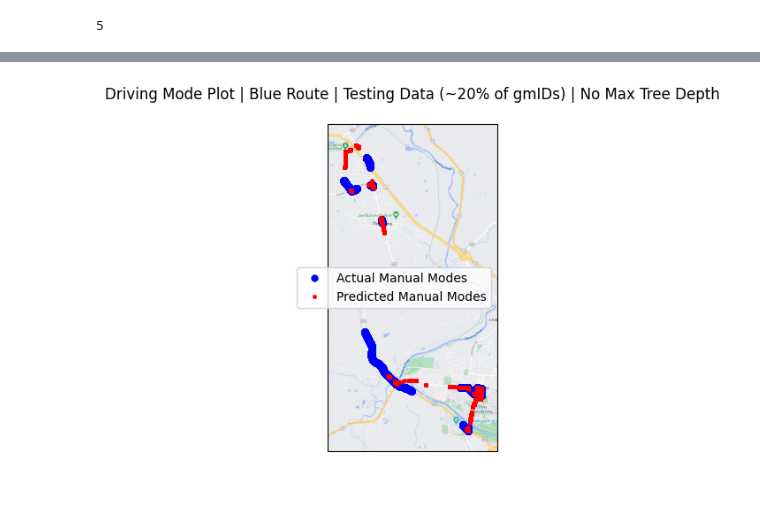
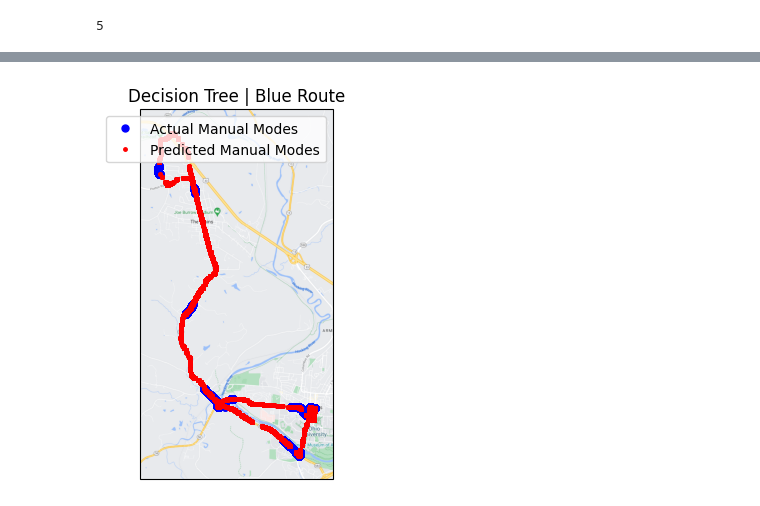
Before and after one commit to NguyetNguyen001/TDMprivate, a Jupyter notebook: my_code/DisengageTreeTakeTwo.ipynb, the cells around one changed output, grey strips where cells are left out. Drawn from its saved outputs; the diff is of its cells as text; code cells hidden in the pictures.

```diff
--- a/my_code/DisengageTreeTakeTwo.ipynb
+++ b/my_code/DisengageTreeTakeTwo.ipynb
@@ -442,11 +471,26 @@ blue_training_dfs = ['7228e03a-ebf0-11ee-b297-3b0ad9d5d6c6',
 '80340ab8-d054-11ee-9435-f7e542e2436c',
 'b76f33be-ea61-11ee-b297-3b0ad9d5d6c6']
 
-blue_testing_dfs = ['da853e0c-a10f-11ee-981c-d126ddbe9afa',
-'19b7ebd0-d9b7-11ee-a158-97f8443fd730',
-'cb205756-ec43-11ee-b297-3b0ad9d5d6c6',
-'64bbe8e0-eb94-11ee-b297-3b0ad9d5d6c6',
-'e9d67bf2-ec35-11ee-b297-3b0ad9d5d6c6']
+blue_testing_dfs = ['70060810-eb59-11ee-b297-3b0ad9d5d6c6',
+ '04115e66-ea91-11ee-b297-3b0ad9d5d6c6',
+ '0f4f0a06-ea98-11ee-b297-3b0ad9d5d6c6',
+ '5f6573ba-ed2f-11ee-9385-ef789ffde1d3',
+ 'cb205756-ec43-11ee-b297-3b0ad9d5d6c6',
+ 'da853e0c-a10f-11ee-981c-d126ddbe9afa',
+ '88180f82-ed4f-11ee-9385-ef789ffde1d3',
+ 'e9d67bf2-ec35-11ee-b297-3b0ad9d5d6c6',
+ '75f83e28-eb77-11ee-b297-3b0ad9d5d6c6',
+ '20f0b890-ec64-11ee-b297-3b0ad9d5d6c6',
+ '60546ef4-edaa-11ee-9385-ef789ffde1d3',
+ '787d9684-d2c2-11ee-b437-336917683bb8',
+ '19b7ebd0-d9b7-11ee-a158-97f8443fd730',
+ '5fcc4fd8-ea71-11ee-b297-3b0ad9d5d6c6',
+ '6d62da08-ec9d-11ee-b297-3b0ad9d5d6c6',
+ 'aef91c4a-ede5-11ee-9385-ef789ffde1d3',
+ '5976b77a-a504-11ee-88ec-eb6a8d5269b4',
+ 'ba6e1072-9524-11ee-956e-9da2d070324c',
+ '64bbe8e0-eb94-11ee-b297-3b0ad9d5d6c6',
+ 'c335d84c-a45c-11ee-88ec-eb6a8d5269b4']
 # %%
 seconds = 10
 for id in BluegmIDs:
@@ -649,32 +693,32 @@ actual_disengagement_lon_list_test =  bluete_list[ bluete_list[ 'BinaryDrivingMo
 
 pred_disengagement_lat_list_test =  bluete_list[ bluete_list[ 'pred_BinaryDrivingMode' ] == 0 ][ 'latitude' ]
 
 pred_disengagement_lon_list_test =  bluete_list[ bluete_list[ 'pred_BinaryDrivingMode' ] == 0 ][ 'longitude' ]
 
 #
 
 plt.plot( actual_disengagement_lon_list_test,
           actual_disengagement_lat_list_test,
           transform = ccrs.PlateCarree(),
           marker = 'o',
           ls = '',
           color = 'blue',
           ms = 5,
           label = 'Actual Manual Modes' )
 
 plt.plot( pred_disengagement_lon_list_test,
           pred_disengagement_lat_list_test,
           transform = ccrs.PlateCarree(),
           marker = 'o',
           ls = '',
           color = 'red',
           ms = 2.5,
           label = 'Predicted Manual Modes' )
 
-plt.title( 'Driving Mode Plot | Blue Route | Testing Data (~20% of gmIDs) | No Max Tree Depth\n' )
+plt.title( 'Decision Tree | Blue Route' )
 
 plt.legend()
 
 plt.show()
 # %% [output]
-[figure, old version]
+[figure, new version]
```
Also changed, not shown: parts of 9 cells of this notebook, 5 other files.
